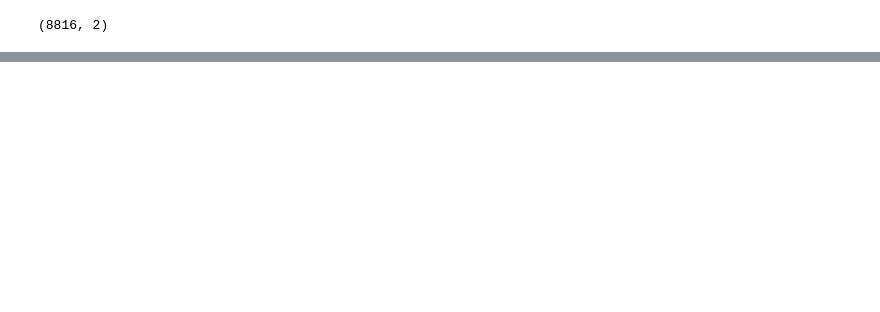
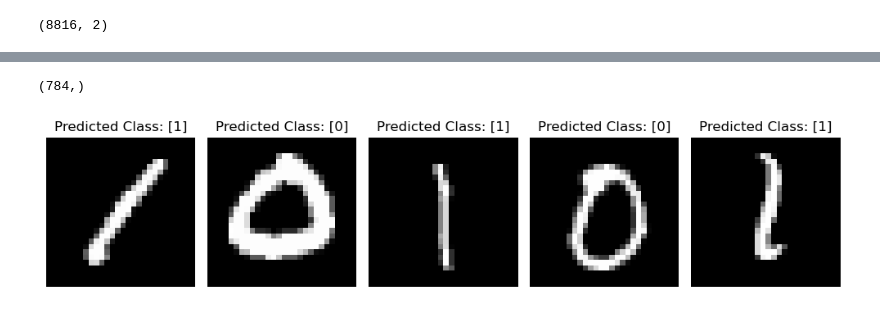
Before and after one commit to VikrantRamesh/Neural-Network-From-Scratch, a Jupyter notebook: Neural Network from scratch.ipynb, the cells around one changed output, grey strips where cells are left out. Saved outputs shown, nothing was run; the diff lists cells and outputs as text; code cells hidden in the pictures; blank space fills up the shorter version.

Commit message:
Final Product
MLP_Regressor and MLP_Classifier

```diff
--- a/Neural Network from scratch.ipynb
+++ b/Neural Network from scratch.ipynb
@@ -260,3 +428,4 @@ inputs = inputs.values
 # %%
+inputs = inputs_org/255
 inputs
 # %% [output]
@@ -270,7 +439,7 @@ array([[0, 0, 0, ..., 0, 0, 0],
 # %%
-mlp = MLP(784,[64, 32, 16, 8],2)
+mlp = MLP_Classifier(784,[16],2)
 # %%
-mlp.train(inputs,targets,5, 10,True)
+mlp.train(inputs,targets,10, 0.5,True, activation = 'Sigmoid')
 # %% [output]
 -------------Epoch: 1----------------
 
@@ -291,0 +472,26 @@ mlp.train(inputs,targets,5, 10,True)
+# %%
+inputs_org[0].shape
+# %% [output]
+(784,)
+# %%
+## Test Images ##
+images = []
+predictions = []
+for i in range(0,5):
+    images.append(inputs_org[i*55].reshape(28, 28))
+    predictions.append(mlp.classify_predict(inputs[i*55]))
+# %%
+fig, axes = plt.subplots(1, 5, figsize=(10, 10))
+
+# Flatten the axes array for easy iteration
+axes = axes.flatten()
+
+# Iterate through the images and plot them
+for i, ax in enumerate(axes):
+    ax.imshow(images[i], cmap='gray')
+    ax.axis('off')
+    ax.set_title('Predicted Class: {}'.format(predictions[i]))
+plt.tight_layout()
+plt.show()
+# %% [output]
+[figure, added]
```
Also changed, not shown: parts of 24 cells of this notebook.
